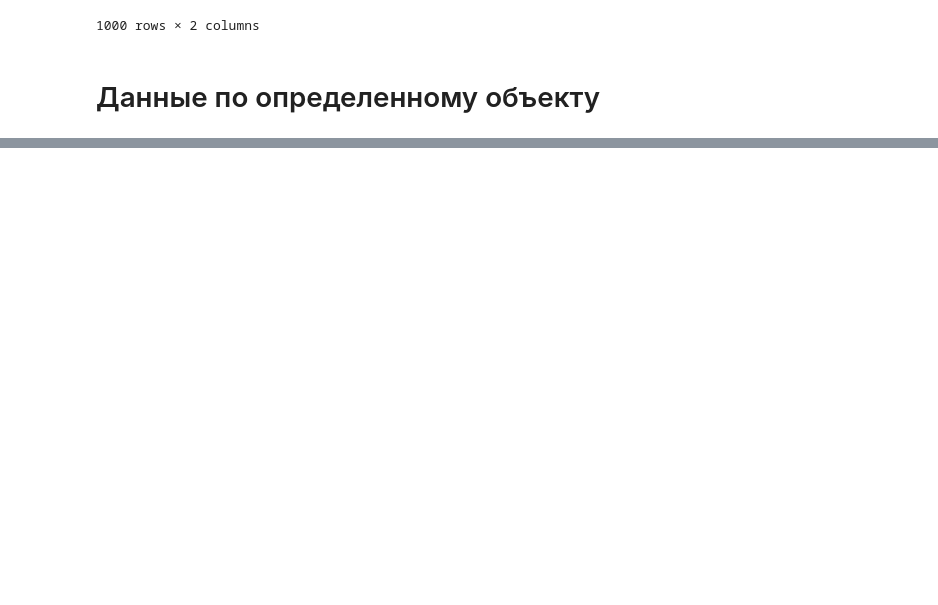
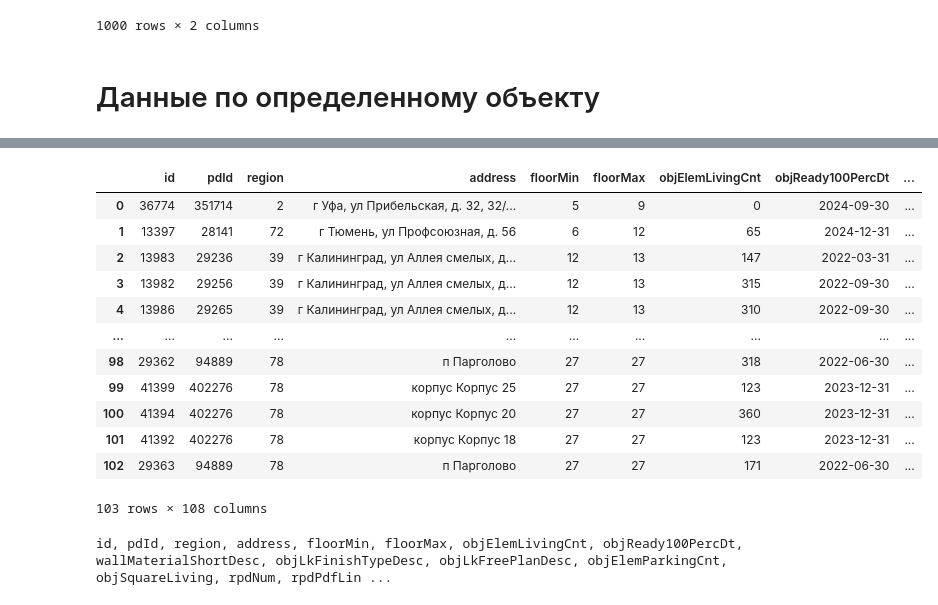
Before and after one commit to pavtens/train, a Jupyter notebook: homework 2.ipynb, the cells around one changed output, grey strips where cells are left out. Cells and saved outputs as stored; diff of their text form; code cells hidden in the pictures; blank space fills up the shorter version.

```diff
--- a/homework 2.ipynb
+++ b/homework 2.ipynb
@@ -324,0 +297,4 @@ import pandas as pd
+# %%
+objects_list_1 = objects_data_1.get('data')
+df_1 = pd.json_normalize(objects_list_1)
+df_1.tail()
@@ -324,0 +305,8 @@ import pandas as pd
+# %%
+url_2 = f'https://xn--80az8a.xn--d1aqf.xn--p1ai/%D1%81%D0%B5%D1%80%D0%B2%D0%B8%D1%81%D1%8B/api/object/13397'
+res_2 = requests.get(url_2)
+objects_data_2 = res_2.json()
+
+objects_list_2 = objects_data_2.get('data')
+df_2 = pd.json_normalize(objects_list_2)
+df_2.tail()
@@ -324,0 +317,4 @@ import pandas as pd
+# %%
+# мержим два df по вертикали
+dfdf = pd.concat([df_1, df_2])
+dfdf
@@ -324,0 +326,32 @@ import pandas as pd
+# %%
+# объединяем интересующие нас объекты в один df через цикл
+for id in df.objId[500:601]:
+    url = f'https://xn--80az8a.xn--d1aqf.xn--p1ai/%D1%81%D0%B5%D1%80%D0%B2%D0%B8%D1%81%D1%8B/api/object/{id}'
+    res = requests.get(url)
+    objects_data = res.json()
+
+    objects_list = objects_data.get('data')
+    df_obj = pd.json_normalize(objects_list)
+    dfdf = pd.concat([dfdf, df_obj], ignore_index=True)
+# %%
+dfdf
+# %% [output]
+|  | id | pdId | region | address | floorMin | floorMax | objElemLivingCnt | objReady100PercDt | ... |
+| 0 | 36774 | 351714 | 2 | г Уфа, ул Прибельская, д. 32, 32/... | 5 | 9 | 0 | 2024-09-30 | ... |
+| 1 | 13397 | 28141 | 72 | г Тюмень, ул Профсоюзная, д. 56 | 6 | 12 | 65 | 2024-12-31 | ... |
+| 2 | 13983 | 29236 | 39 | г Калининград, ул Аллея смелых, д... | 12 | 13 | 147 | 2022-03-31 | ... |
+| 3 | 13982 | 29256 | 39 | г Калининград, ул Аллея смелых, д... | 12 | 13 | 315 | 2022-09-30 | ... |
+| 4 | 13986 | 29265 | 39 | г Калининград, ул Аллея смелых, д... | 12 | 13 | 310 | 2022-09-30 | ... |
+| ... | ... | ... | ... | ... | ... | ... | ... | ... | ... |
+| 98 | 29362 | 94889 | 78 | п Парголово | 27 | 27 | 318 | 2022-06-30 | ... |
+| 99 | 41399 | 402276 | 78 | корпус Корпус 25 | 27 | 27 | 123 | 2023-12-31 | ... |
+| 100 | 41394 | 402276 | 78 | корпус Корпус 20 | 27 | 27 | 360 | 2023-12-31 | ... |
+| 101 | 41392 | 402276 | 78 | корпус Корпус 18 | 27 | 27 | 123 | 2023-12-31 | ... |
+| 102 | 29363 | 94889 | 78 | п Парголово | 27 | 27 | 171 | 2022-06-30 | ... |
+103 rows × 108 columns
+# %%
+#ищем колонку с url картинки
+for i in dfdf.columns:
+    print(i, end=', ')
+# %% [output]
+id, pdId, region, address, floorMin, floorMax, objElemLivingCnt, objReady100PercDt, wallMaterialShortDesc, objLkFinishTypeDesc, objLkFreePlanDesc, objElemParkingCnt, objSquareLiving, rpdNum, rpdPdfLin ...
```
Also changed, not shown: parts of 27 cells of this notebook.
